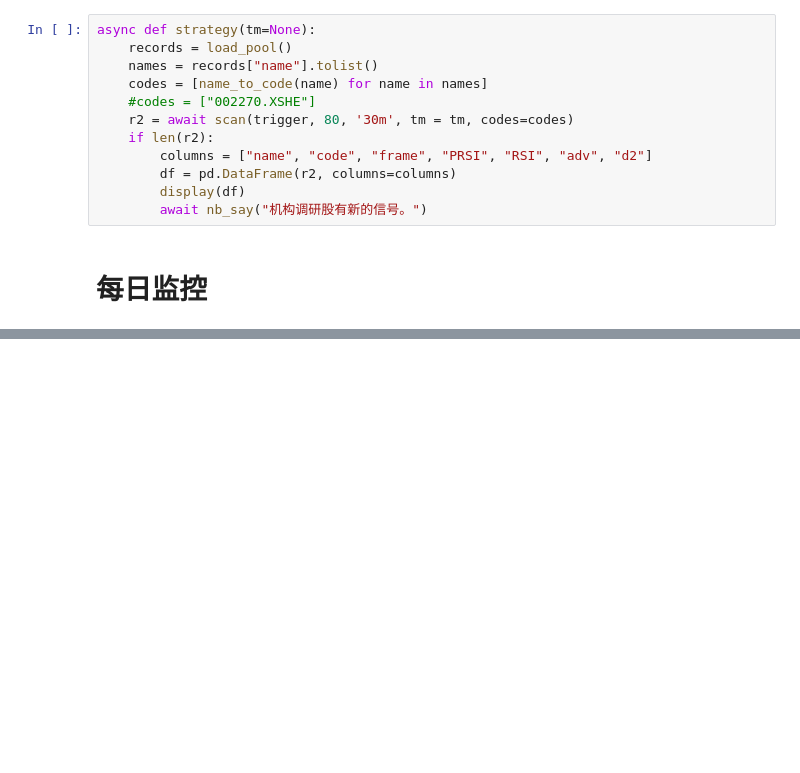
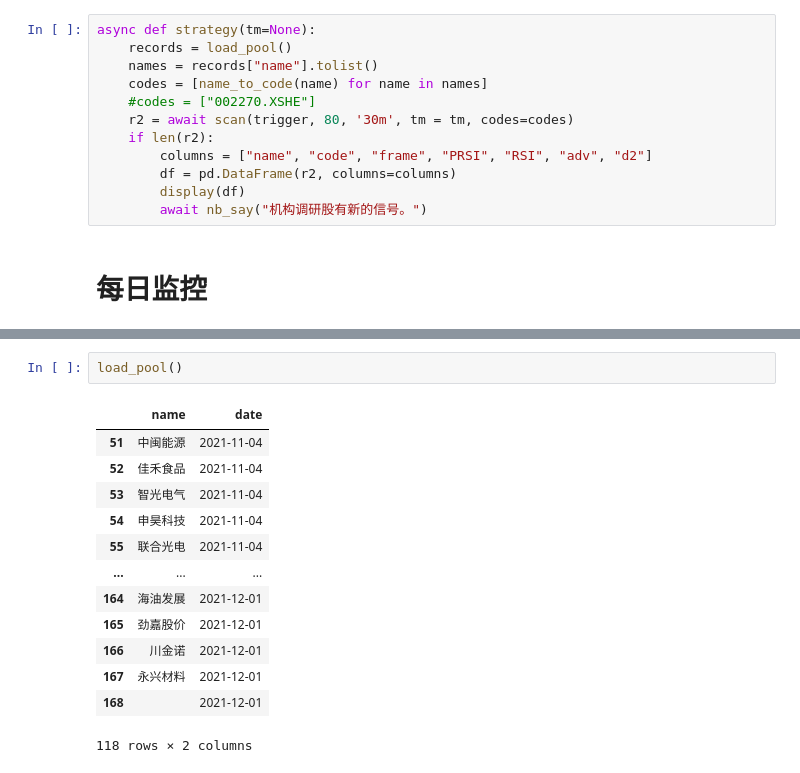
Before and after one commit to zillionare/alpha, a Jupyter notebook: alpha/notebook/【监控】机构调研.ipynb, the cells around one changed output, grey strips where cells are left out. Cells and saved outputs as stored; diff of their text form; blank space fills up the shorter version.

```diff
--- a/alpha/notebook/【监控】机构调研.ipynb
+++ b/alpha/notebook/【监控】机构调研.ipynb
@@ -174,0 +300,16 @@ print("结束一天的机构调研股监控。")
+# %%
+load_pool()
+# %% [output]
+|  | name | date |
+| 51 | 中闽能源 | 2021-11-04 |
+| 52 | 佳禾食品 | 2021-11-04 |
+| 53 | 智光电气 | 2021-11-04 |
+| 54 | 申昊科技 | 2021-11-04 |
+| 55 | 联合光电 | 2021-11-04 |
+| ... | ... | ... |
+| 164 | 海油发展 | 2021-12-01 |
+| 165 | 劲嘉股价 | 2021-12-01 |
+| 166 | 川金诺 | 2021-12-01 |
+| 167 | 永兴材料 | 2021-12-01 |
+| 168 |  | 2021-12-01 |
+118 rows × 2 columns
```
Also changed, not shown: parts of 8 cells of this notebook, 36 other files.
